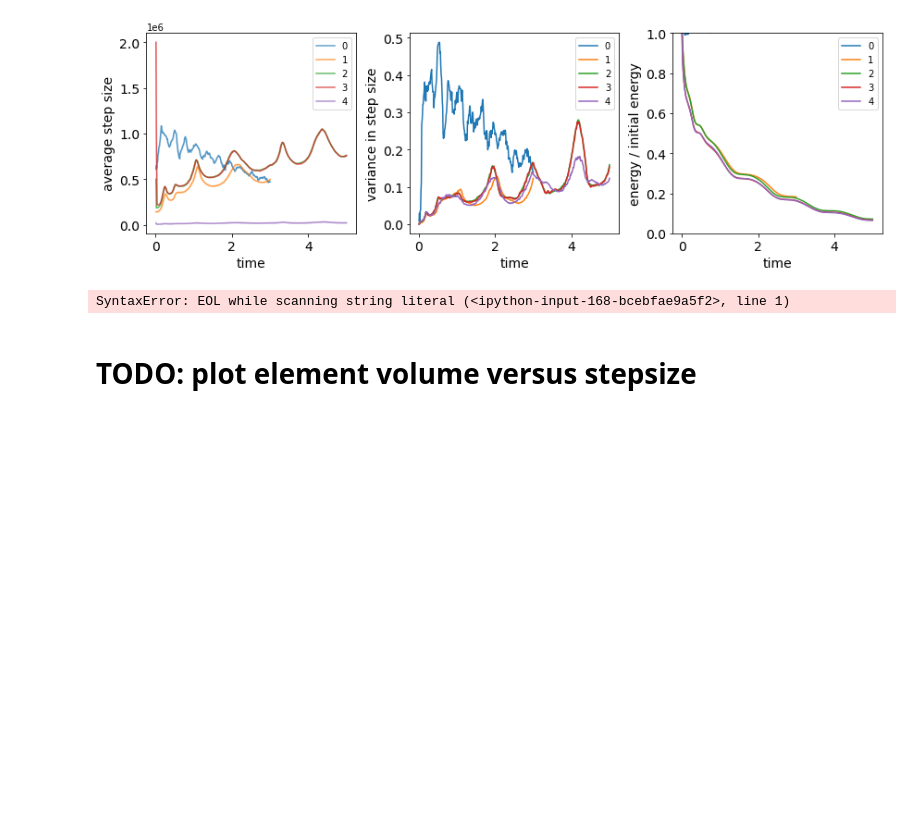
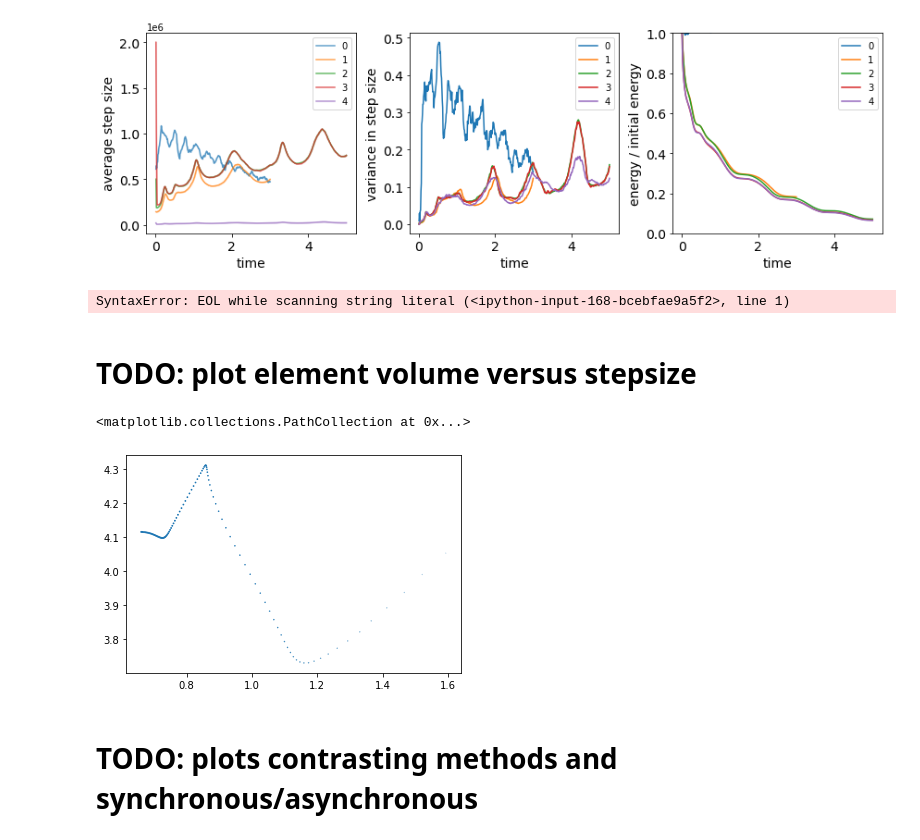
Before and after one commit to timtyree/avi, a Jupyter notebook: nb/element volume versus equilibrium step size.ipynb, the cells around one changed output. Drawn from its saved outputs; the diff is of its cells as text; code cells hidden in the pictures; blank space fills up the shorter version.

```diff
--- a/nb/element volume versus equilibrium step size.ipynb
+++ b/nb/element volume versus equilibrium step size.ipynb
@@ -881,3 +902,13 @@ plt.show()
 SyntaxError: EOL while scanning string literal (<ipython-input-168-bcebfae9a5f2>, line 1)
 # %% [markdown]
 # TODO: plot element volume versus stepsize
+# %%
+y_values = df['volume']
+x_values = df['energy']
+c_values = df['t']
+plt.scatter(x_values,y_values,c_values,cmap='Blues')
+# %% [output]
+<matplotlib.collections.PathCollection at 0x...>
+[figure, added]
+# %% [markdown]
+# TODO: plots contrasting methods and synchronous/asynchronous
```
Also changed, not shown: parts of 9 cells of this notebook, 23 other files.
